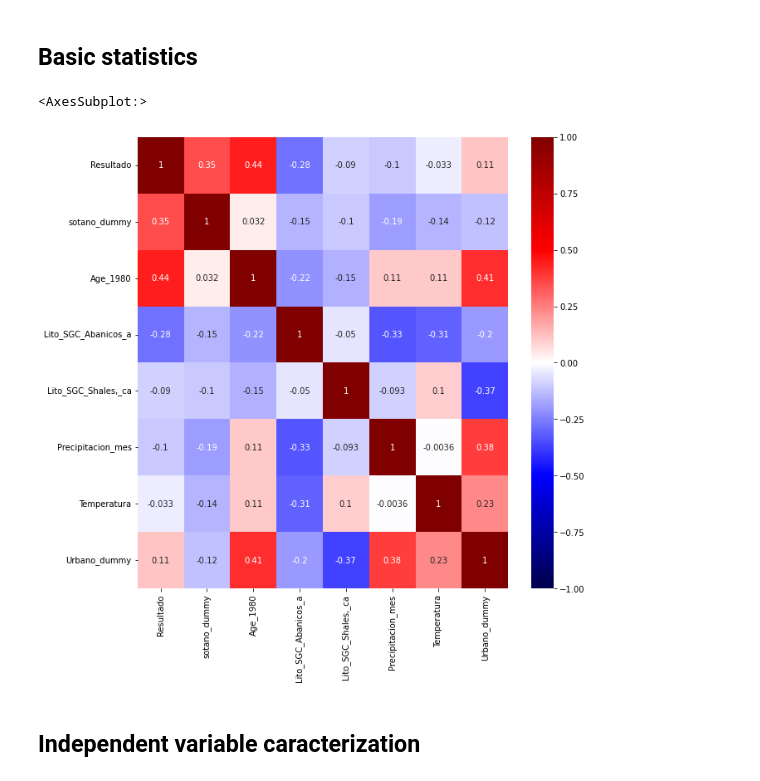
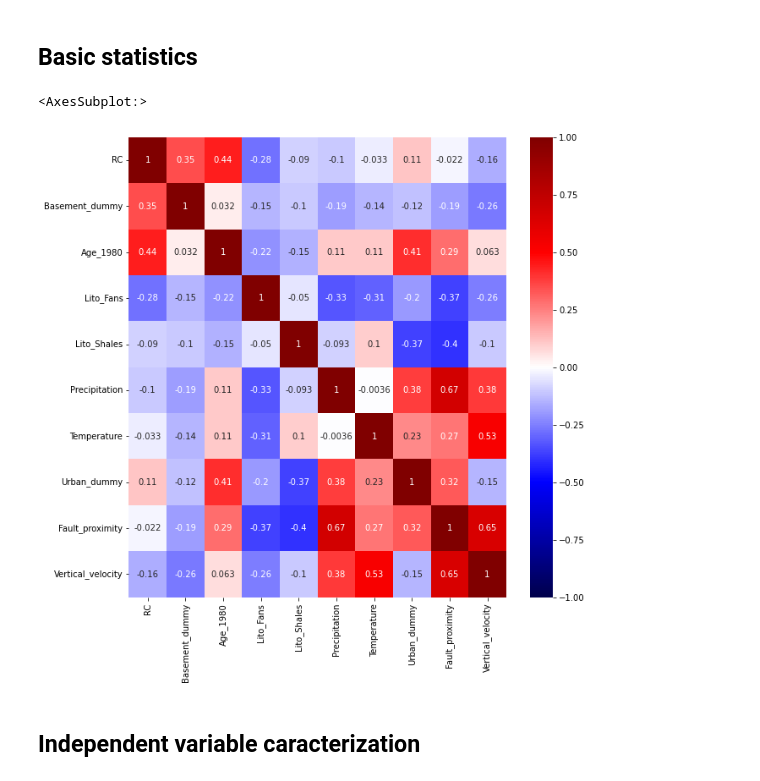
Before and after one commit to mdominguezd/RnSurvey_Bogota_DataAnalysis, a Jupyter notebook: Multivariate analysis.ipynb, the cells around one changed output. Cells and saved outputs as stored; diff of their text form; code cells hidden in the pictures.

```diff
--- a/Multivariate analysis.ipynb
+++ b/Multivariate analysis.ipynb
@@ -94,33 +74,29 @@ DF_JOIN['Urbano_dummy'] = DF_JOIN.SueCodigo.apply(lambda df : 1 if df == 1 else
+# %%
+DF_RC = pd.read_csv('Dataset for fitting/Processed_DataFrame.csv')
 # %% [markdown]
 ## Basic statistics
 # %%
 # Selected variables for Statistical analysis
-DF_JOIN = DF_JOIN[['Resultado',
-                   'sotano_dummy',
-                   'Age_1980',
-                   'Lito_SGC_Abanicos_a',
-                   'Lito_SGC_Shales,_ca',
-                   'Precipitacion_mes',
-                   'Temperatura',
-                   'Urbano_dummy'
-                  ]]
 
 Variables = [
              'Basement dummy',
              'House age (1980 dummy)',
              'Lithology Q-ca dummy',
              'Lithology k1k6-Stm dummy',
              'Precipitation [mm]',
              'Temperature [°C]',
-             'Urban dummy'
+             'Urban dummy',
+             'Fault proximity',
+             'Vertical velocity'
             ]
 
-DF_JOIN.to_csv('Radon concentrations data/Processed_DataFrame.csv')
+DF_RC = DF_RC.iloc[:,1:]
+
 plt.figure(figsize = (10,10))
-sns.heatmap(DF_JOIN.corr(), vmax=1, vmin=-1, center=0, cmap='seismic', annot = True)
+sns.heatmap(DF_RC.corr(), vmax=1, vmin=-1, center=0, cmap='seismic', annot = True)
 # %% [output]
 <AxesSubplot:>
-[figure, old version]
+[figure, new version]
 # %% [markdown]
 ## Independent variable caracterization
 # %%
```
Also changed, not shown: parts of 40 cells of this notebook, 50 other files.
